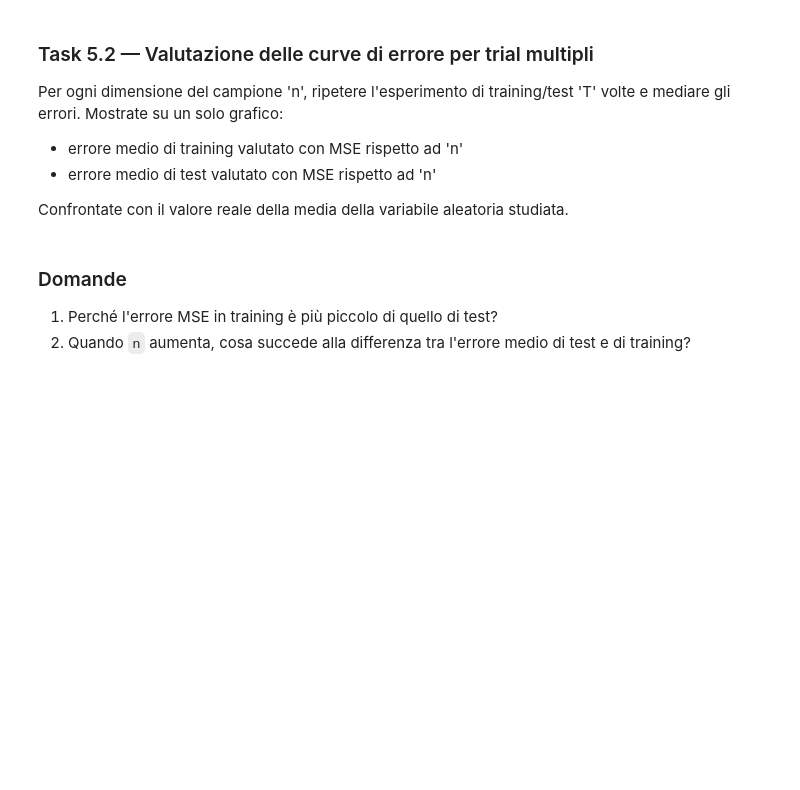
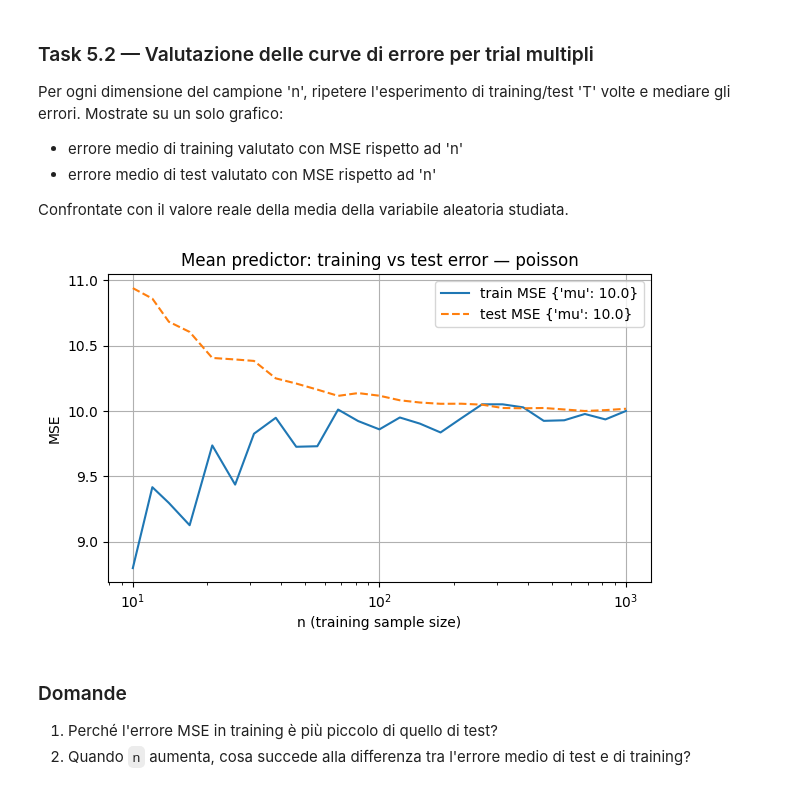
Before and after one commit to iamgiu/Introduzione-al-Data-Science, a Jupyter notebook: Notebook/Seconda Settimana/lab2.ipynb, the cells around one changed output. Cells and saved outputs as stored; diff of their text form; code cells hidden in the pictures; blank space fills up the shorter version.

```diff
--- a/Notebook/Seconda Settimana/lab2.ipynb
+++ b/Notebook/Seconda Settimana/lab2.ipynb
@@ -366,12 +368,12 @@ def mean_predictor_train_test_mse(dist_name: str, params: Dict[str, Any], n: int
     mu_hat = emp_mean(x_train)
 
     # TO DO: training error: average (X_i - mu_hat)^2 on the training set
-    train_err = ...
+    train_err = mse(x_train, mu_hat)                                        # Calcola MSE sui dati di training già campionati
 
     # test error: average (X_test - mu_hat)^2 on an independent test set
     # TO DO
-    x_test = sample_dist(dist_name, params, ...,....)
-    test_err = ...
+    x_test = sample_dist(dist_name, params, n_test, rng)                    # Genera nuovi dati di test usando rng
+    test_err = mse(x_test, mu_hat)                                          # Calcola MSE sui dati di test
     return train_err, test_err
 
 # Quick smoke test
@@ -394,34 +396,36 @@ def curve_train_test(dist_name: str, params: Dict[str, Any], ns: np.ndarray, n_t
     for i, n in enumerate(ns):
         tr = []
         te = []
         for _ in range(T):
             # TO DO: chiamare (a,b) la coppia training-error, test-error e calcolarla per il trial in questione
-            a, b = ....
+            a, b = mean_predictor_train_test_mse(dist_name, params, n, n_test, rng)
             tr.append(a); te.append(b)
         train[i] = np.mean(tr)
         test[i] = np.mean(te)
     return train, test
 
 # Test con distribuzione di Poisson
 
 dist_name = "poisson"
 params_list = [{"mu": 10.0}]
 
 ns = np.unique(np.logspace(1, 3, 25).astype(int))  # 10..1000
 n_test = 5000
 T = 200
 
 plt.figure()
 for params in params_list:
     train, test = curve_train_test(dist_name, params, ns, n_test, T, rng)
     plt.plot(ns, train, label=f"train MSE {params}")
     plt.plot(ns, test, linestyle="--", label=f"test MSE {params}")
 plt.xscale("log")
 plt.xlabel("n (training sample size)")
 plt.ylabel("MSE")
 plt.title(f"Mean predictor: training vs test error — {dist_name}")
 plt.legend()
 plt.show()
+# %% [output]
+[figure, added]
 # %% [markdown]
 ### Domande
 
```
Also changed, not shown: parts of 8 cells of this notebook.
